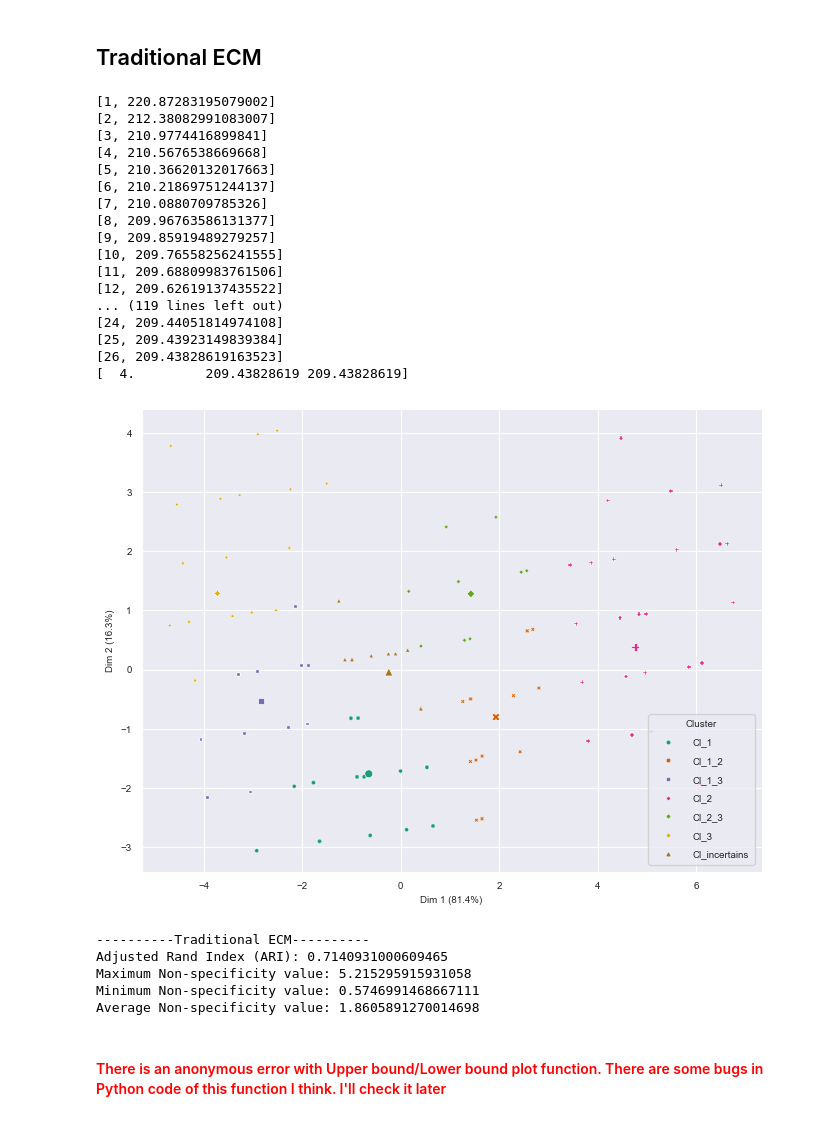
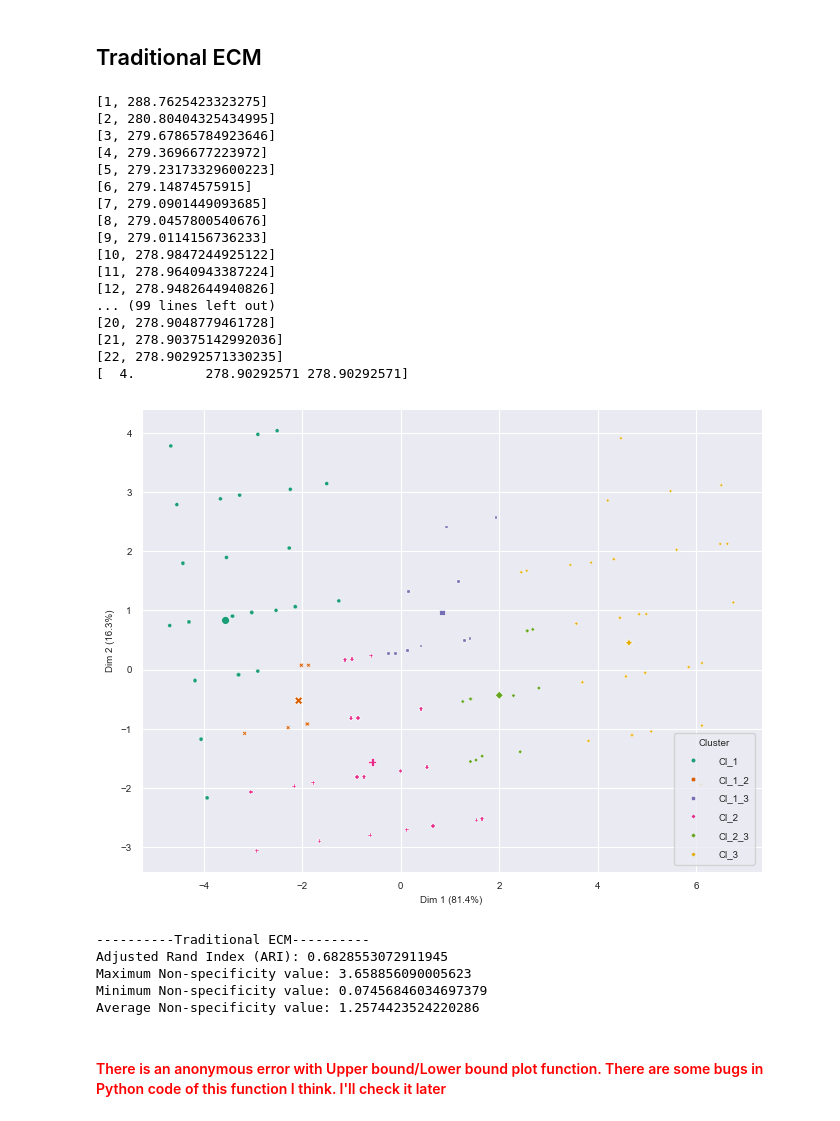
Before and after one commit to tridogithub/evclust, a Jupyter notebook: docs/fwecm_seeds.ipynb, the cells around one changed output. Saved outputs shown, nothing was run; the diff lists cells and outputs as text; code cells hidden in the pictures.

```diff
--- a/docs/fwecm_seeds.ipynb
+++ b/docs/fwecm_seeds.ipynb
@@ -91,46 +85,46 @@ def calculate_non_specificity(cluster_model):
 ## Traditional ECM
 # %%
 # Traditional ECM clustering
-model = ecm(x=X, c=3, beta=2, alpha=0.1, delta=29, ntrials=5)
+model = ecm(x=X, c=3, beta=2, alpha=1, delta=100, ntrials=5)
 
 # ev_plot(model, X=X)
 ev_pcaplot(data=X, x=model, normalize=False)
 
 # Compute the Adjusted Rand Index (ARI)
 true_labels = numeric_labels
 Y_betP = model['betp']
 predicted_labels = np.argmax(Y_betP, axis=1)
 
 ari = adjusted_rand_score(true_labels, predicted_labels)
 print("----------Traditional ECM----------")
 print(f"Adjusted Rand Index (ARI): {ari}")
 
 # Calculate Non-specificity
 calculate_non_specificity(model)
 # %% [output]
-[1, 220.87283195079002]
-[2, 212.38082991083007]
-[3, 210.9774416899841]
-[4, 210.5676538669668]
-[5, 210.36620132017663]
-[6, 210.21869751244137]
-[7, 210.0880709785326]
-[8, 209.96763586131377]
-[9, 209.85919489279257]
-[10, 209.76558256241555]
-[11, 209.68809983761506]
-[12, 209.62619137435522]
-... (119 lines left out)
-[24, 209.44051814974108]
-[25, 209.43923149839384]
-[26, 209.43828619163523]
-[  4.         209.43828619 209.43828619]
+[1, 288.7625423323275]
+[2, 280.80404325434995]
+[3, 279.67865784923646]
+[4, 279.3696677223972]
+[5, 279.23173329600223]
+[6, 279.14874575915]
+[7, 279.0901449093685]
+[8, 279.0457800540676]
+[9, 279.0114156736233]
+[10, 278.9847244925122]
+[11, 278.9640943387224]
+[12, 278.9482644940826]
+... (99 lines left out)
+[20, 278.9048779461728]
+[21, 278.90375142992036]
+[22, 278.90292571330235]
+[  4.         278.90292571 278.90292571]
-[figure, old version]
+[figure, new version]
 ----------Traditional ECM----------
-Adjusted Rand Index (ARI): 0.7140931000609465
-Maximum Non-specificity value: 5.215295915931058
-Minimum Non-specificity value: 0.5746991468667111
-Average Non-specificity value: 1.8605891270014698
+Adjusted Rand Index (ARI): 0.6828553072911945
+Maximum Non-specificity value: 3.658856090005623
+Minimum Non-specificity value: 0.07456846034697379
+Average Non-specificity value: 1.2574423524220286
 # %% [markdown]
 #### <span style="color:red">There is an anonymous error with Upper bound/Lower bound plot function. There are some bugs in Python code of this function I think. I'll check it later</span>
 # %% [markdown]
```
Also changed, not shown: parts of 2 cells of this notebook.
